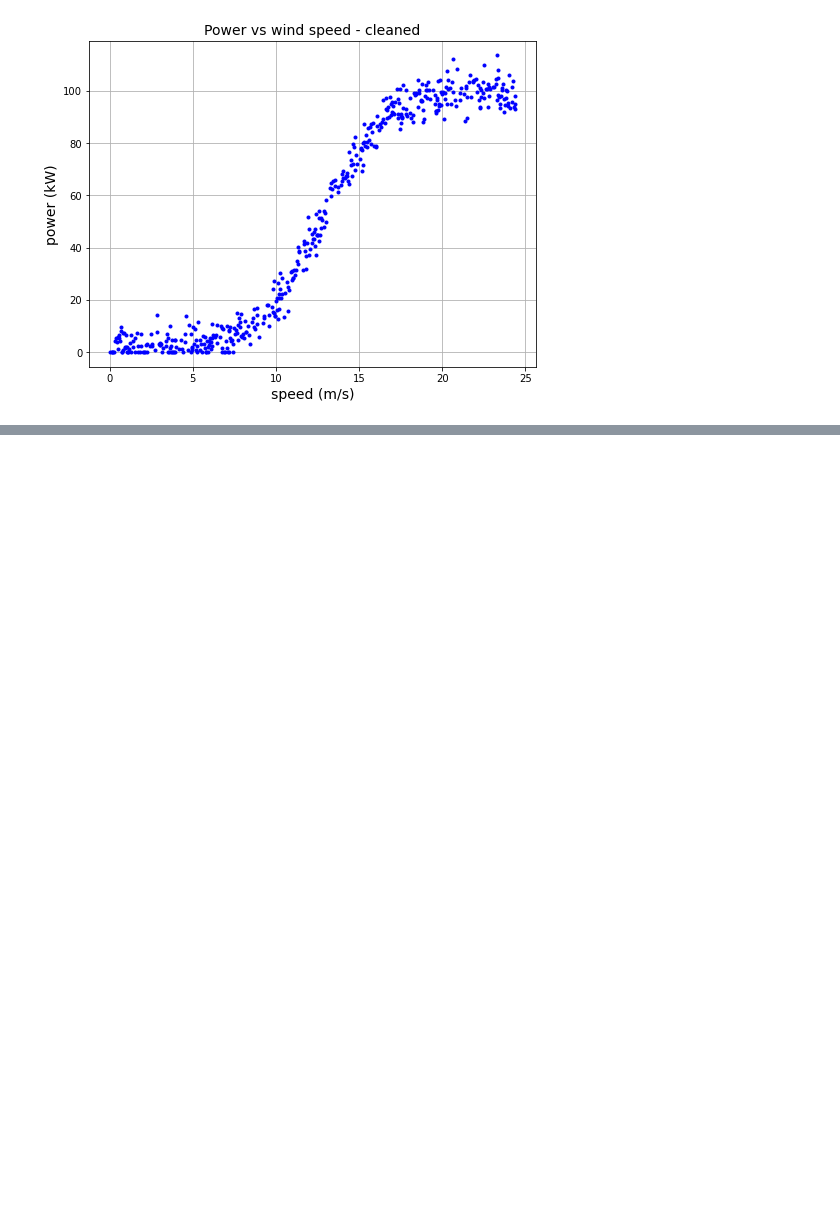
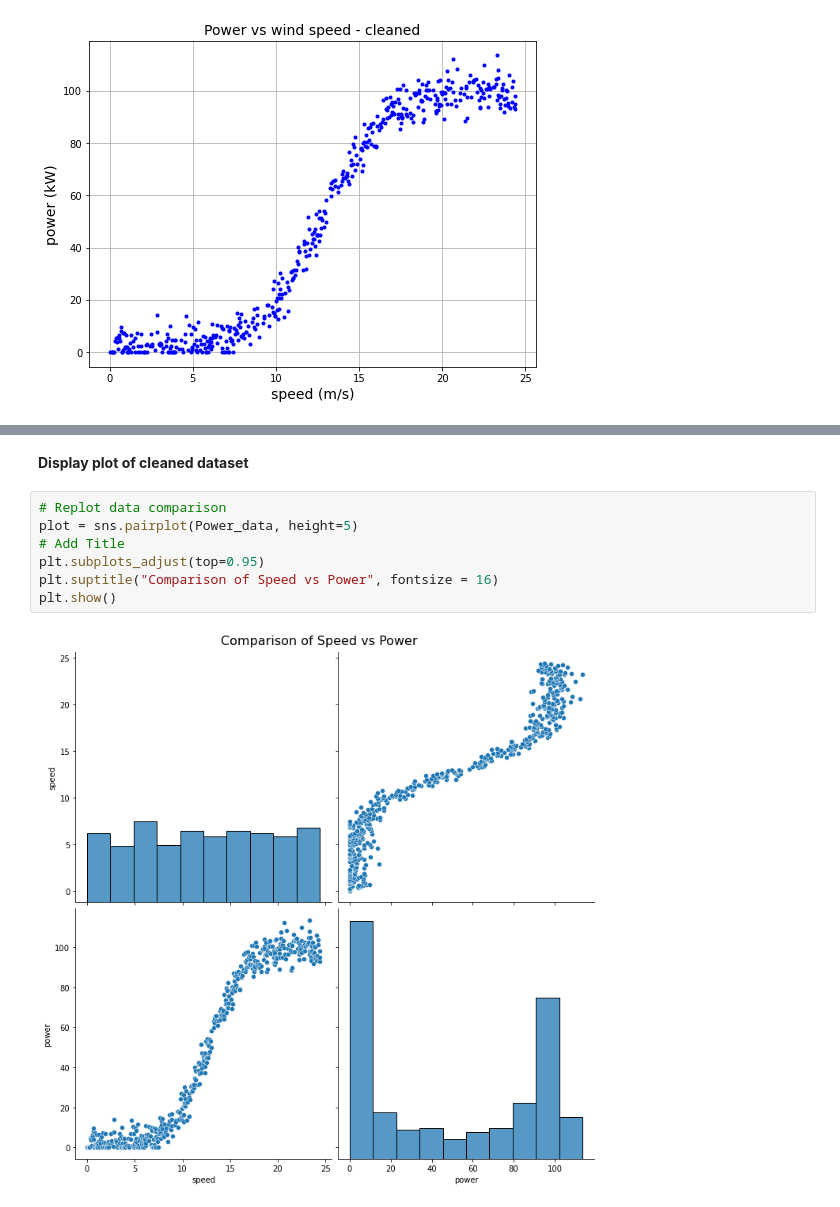
Before and after one commit to SasiGV/MLProject2020., a Jupyter notebook: Initial_draft.ipynb, the cells around one changed output, grey strips where cells are left out. Cells and saved outputs as stored; diff of their text form; blank space fills up the shorter version.

```diff
--- a/Initial_draft.ipynb
+++ b/Initial_draft.ipynb
@@ -147,0 +239,11 @@ plt.grid()
+# %% [markdown]
+<b>Display plot of cleaned dataset</b>
+# %%
+# Replot data comparison
+plot = sns.pairplot(Power_data, height=5)
+# Add Title
+plt.subplots_adjust(top=0.95)
+plt.suptitle("Comparison of Speed vs Power", fontsize = 16)
+plt.show()
+# %% [output]
+[figure, added]
```
Also changed, not shown: parts of 11 cells of this notebook, 3 other files.
